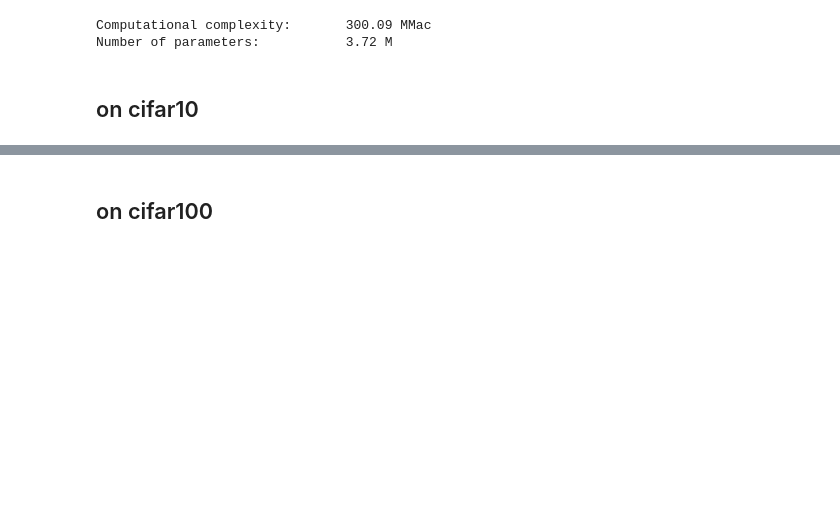
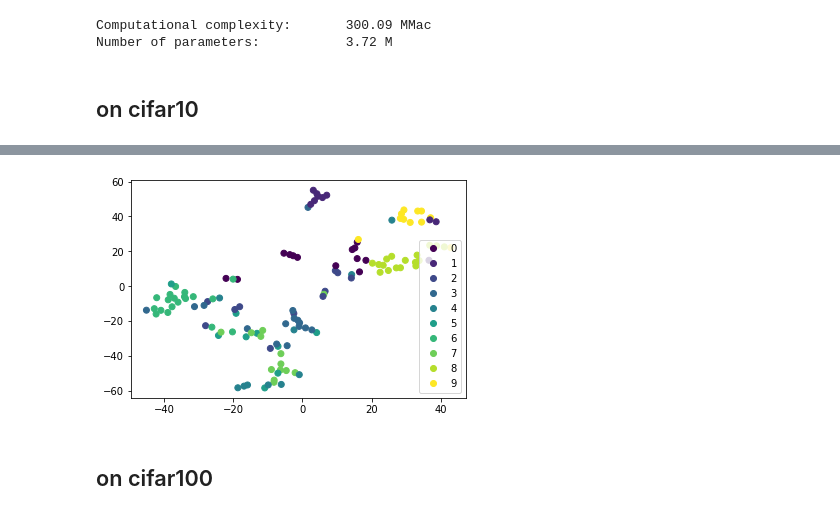
Before and after one commit to farhadhsn8/deep-learning, a Jupyter notebook: vision-transformer/vision_transformer.ipynb, the cells around one changed output, grey strips where cells are left out. Cells and saved outputs as stored; diff of their text form; code cells hidden in the pictures; blank space fills up the shorter version.

Commit message:
add PCA and TSNE to vit

```diff
--- a/vision-transformer/vision_transformer.ipynb
+++ b/vision-transformer/vision_transformer.ipynb
@@ -562,3 +653,12 @@ average val acc@5 for epoch #5 is 97.2409
+# %%
+from sklearn.manifold import TSNE
+X_embedded = TSNE(n_components=2, learning_rate='auto',init='random', perplexity=3).fit_transform(aaa)
+# %%
+plot = plt.scatter(X_embedded[:,0], X_embedded[:,1], c=ttt)
+plt.legend(handles=plot.legend_elements()[0], labels=range(10))
+plt.show()
+# %% [output]
+[figure, added]
 # %% [markdown]
 ## on cifar100
 # %%
```
Also changed, not shown: parts of 12 cells of this notebook.
